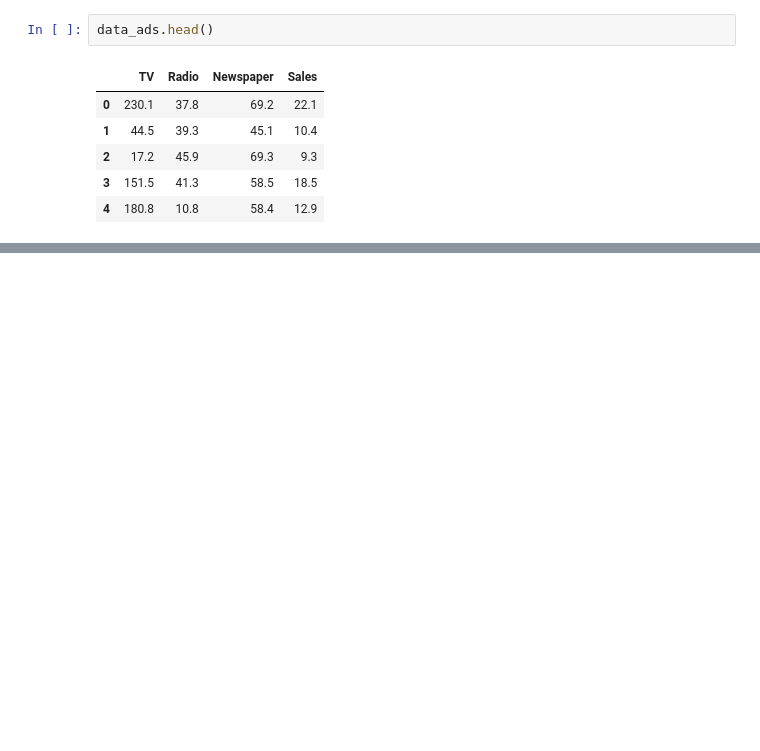
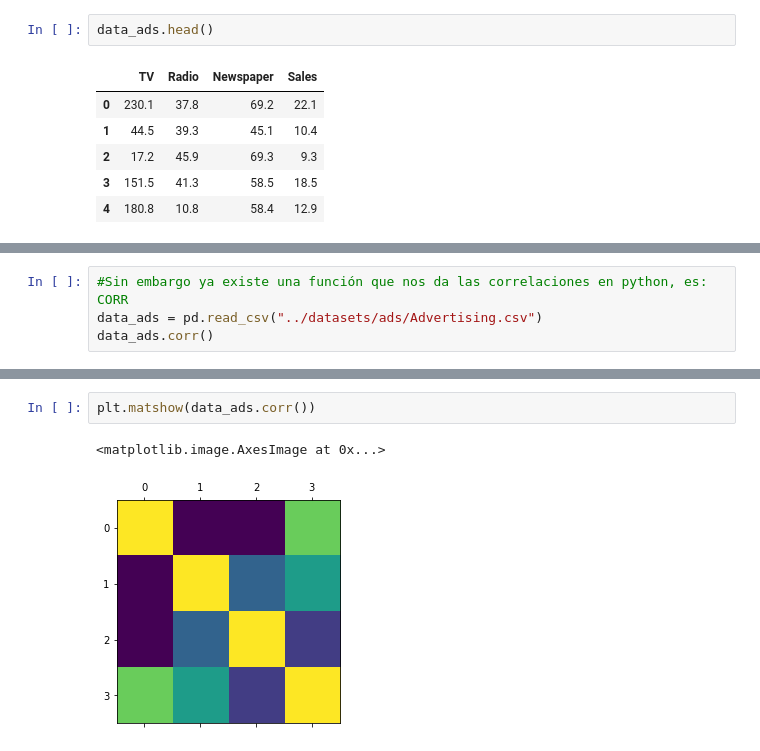
Before and after one commit to Andhurt/Machine_Learning_Py, a Jupyter notebook: notebooks/T3 - 1 - Statistics - Correlación.ipynb, the cells around one changed output, grey strips where cells are left out. Cells and saved outputs as stored; diff of their text form; blank space fills up the shorter version.

```diff
--- a/notebooks/T3 - 1 - Statistics - Correlación.ipynb
+++ b/notebooks/T3 - 1 - Statistics - Correlación.ipynb
@@ -13,0 +118,4 @@ data_ads.head()
+# %%
+#Sin embargo ya existe una función que nos da las correlaciones en python, es: CORR
+data_ads = pd.read_csv("../datasets/ads/Advertising.csv")
+data_ads.corr()
@@ -13,0 +128,5 @@ data_ads.head()
+# %%
+plt.matshow(data_ads.corr())
+# %% [output]
+<matplotlib.image.AxesImage at 0x...>
+[figure, added]
```
Also changed, not shown: parts of 14 cells of this notebook.
